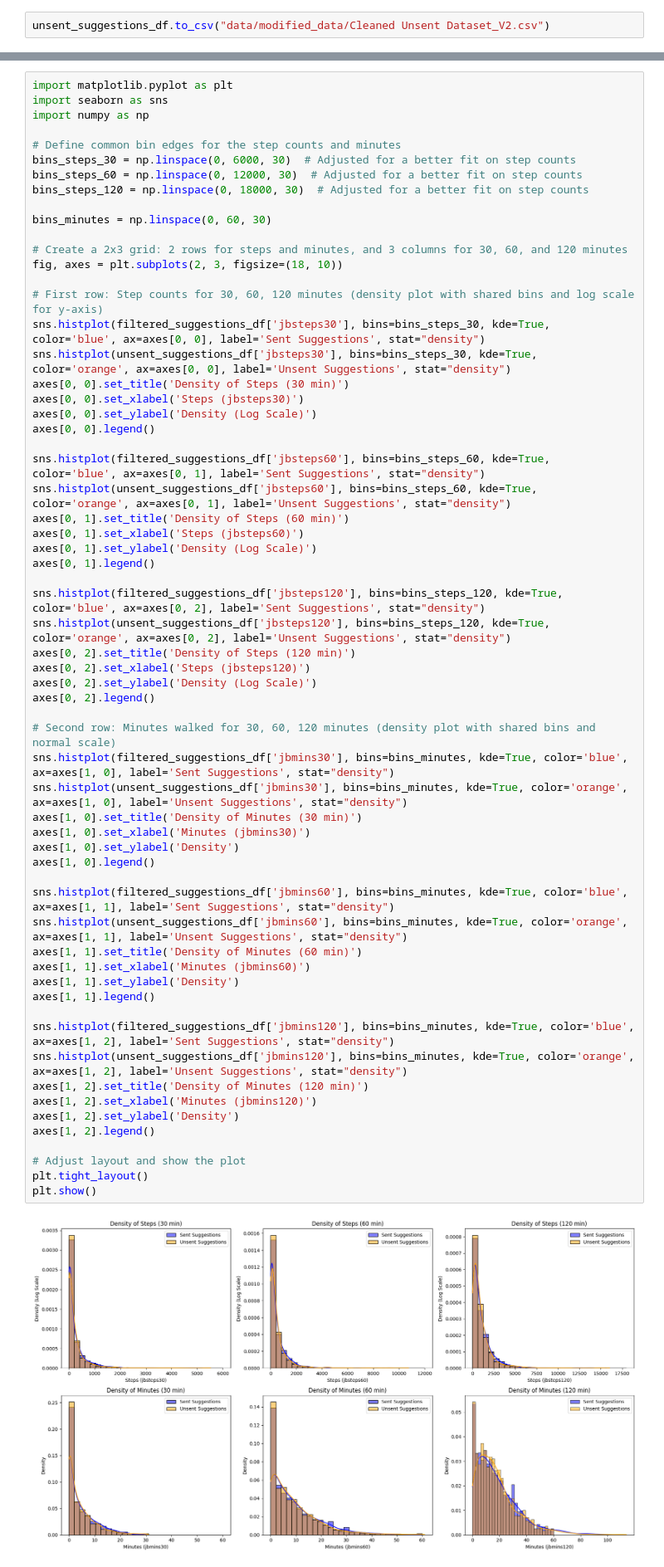
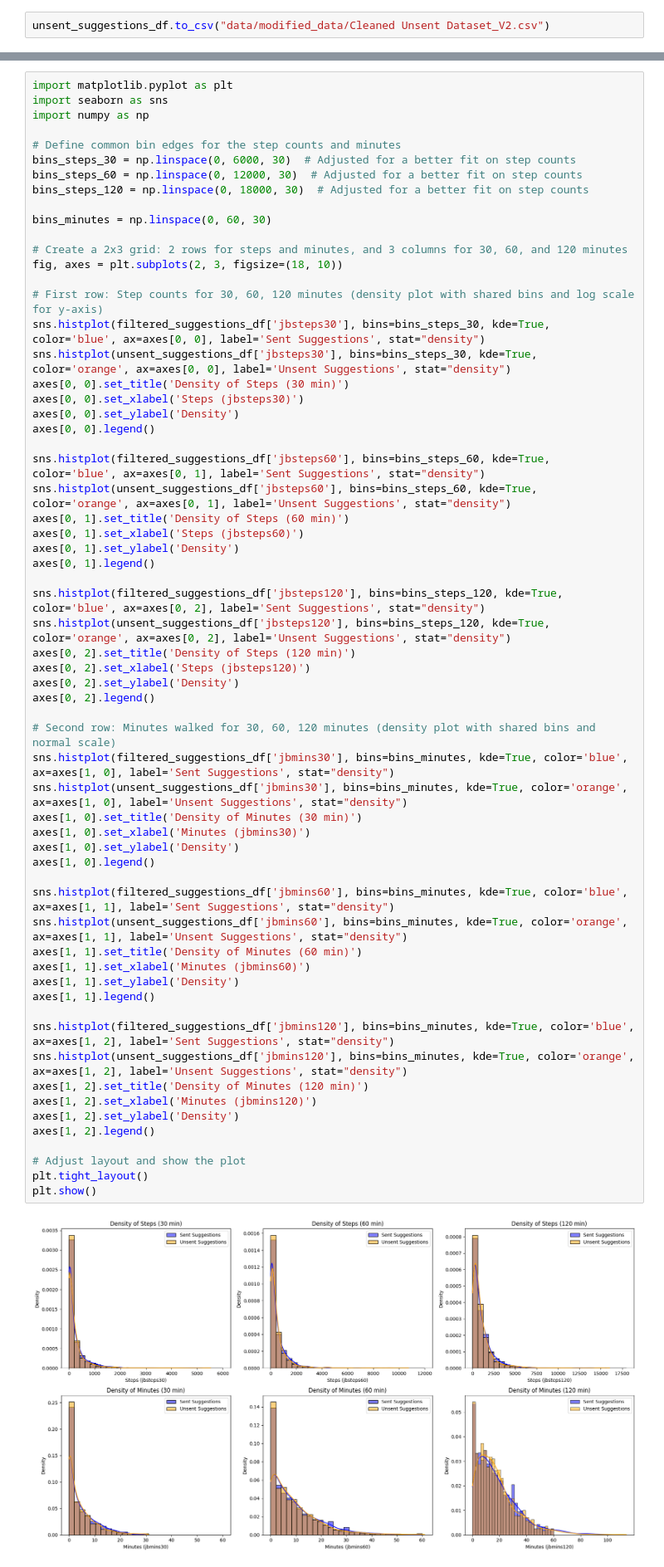
Before and after one commit to jacksoncamp42/ORIE-5160-Midterm-Project, a Jupyter notebook: data_cleaning_v2.ipynb, the cells around one changed output, grey strips where cells are left out. Shown at 83% size. Drawn from its saved outputs; the diff is of its cells as text.

```diff
--- a/data_cleaning_v2.ipynb
+++ b/data_cleaning_v2.ipynb
@@ -537,47 +537,47 @@ sns.histplot(filtered_suggestions_df['jbsteps30'], bins=bins_steps_30, kde=True,
 sns.histplot(unsent_suggestions_df['jbsteps30'], bins=bins_steps_30, kde=True, color='orange', ax=axes[0, 0], label='Unsent Suggestions', stat="density")
 axes[0, 0].set_title('Density of Steps (30 min)')
 axes[0, 0].set_xlabel('Steps (jbsteps30)')
-axes[0, 0].set_ylabel('Density (Log Scale)')
+axes[0, 0].set_ylabel('Density')
 axes[0, 0].legend()
 
 sns.histplot(filtered_suggestions_df['jbsteps60'], bins=bins_steps_60, kde=True, color='blue', ax=axes[0, 1], label='Sent Suggestions', stat="density")
 sns.histplot(unsent_suggestions_df['jbsteps60'], bins=bins_steps_60, kde=True, color='orange', ax=axes[0, 1], label='Unsent Suggestions', stat="density")
 axes[0, 1].set_title('Density of Steps (60 min)')
 axes[0, 1].set_xlabel('Steps (jbsteps60)')
-axes[0, 1].set_ylabel('Density (Log Scale)')
+axes[0, 1].set_ylabel('Density')
 axes[0, 1].legend()
 
 sns.histplot(filtered_suggestions_df['jbsteps120'], bins=bins_steps_120, kde=True, color='blue', ax=axes[0, 2], label='Sent Suggestions', stat="density")
 sns.histplot(unsent_suggestions_df['jbsteps120'], bins=bins_steps_120, kde=True, color='orange', ax=axes[0, 2], label='Unsent Suggestions', stat="density")
 axes[0, 2].set_title('Density of Steps (120 min)')
 axes[0, 2].set_xlabel('Steps (jbsteps120)')
-axes[0, 2].set_ylabel('Density (Log Scale)')
+axes[0, 2].set_ylabel('Density')
 axes[0, 2].legend()
 
 # Second row: Minutes walked for 30, 60, 120 minutes (density plot with shared bins and normal scale)
 sns.histplot(filtered_suggestions_df['jbmins30'], bins=bins_minutes, kde=True, color='blue', ax=axes[1, 0], label='Sent Suggestions', stat="density")
 sns.histplot(unsent_suggestions_df['jbmins30'], bins=bins_minutes, kde=True, color='orange', ax=axes[1, 0], label='Unsent Suggestions', stat="density")
 axes[1, 0].set_title('Density of Minutes (30 min)')
 axes[1, 0].set_xlabel('Minutes (jbmins30)')
 axes[1, 0].set_ylabel('Density')
 axes[1, 0].legend()
 
 sns.histplot(filtered_suggestions_df['jbmins60'], bins=bins_minutes, kde=True, color='blue', ax=axes[1, 1], label='Sent Suggestions', stat="density")
 sns.histplot(unsent_suggestions_df['jbmins60'], bins=bins_minutes, kde=True, color='orange', ax=axes[1, 1], label='Unsent Suggestions', stat="density")
 axes[1, 1].set_title('Density of Minutes (60 min)')
 axes[1, 1].set_xlabel('Minutes (jbmins60)')
 axes[1, 1].set_ylabel('Density')
 axes[1, 1].legend()
 
 sns.histplot(filtered_suggestions_df['jbmins120'], bins=bins_minutes, kde=True, color='blue', ax=axes[1, 2], label='Sent Suggestions', stat="density")
 sns.histplot(unsent_suggestions_df['jbmins120'], bins=bins_minutes, kde=True, color='orange', ax=axes[1, 2], label='Unsent Suggestions', stat="density")
 axes[1, 2].set_title('Density of Minutes (120 min)')
 axes[1, 2].set_xlabel('Minutes (jbmins120)')
 axes[1, 2].set_ylabel('Density')
 axes[1, 2].legend()
 
 # Adjust layout and show the plot
 plt.tight_layout()
 plt.show()
 # %% [output]
-[figure, old version]
+[figure, new version]
```
